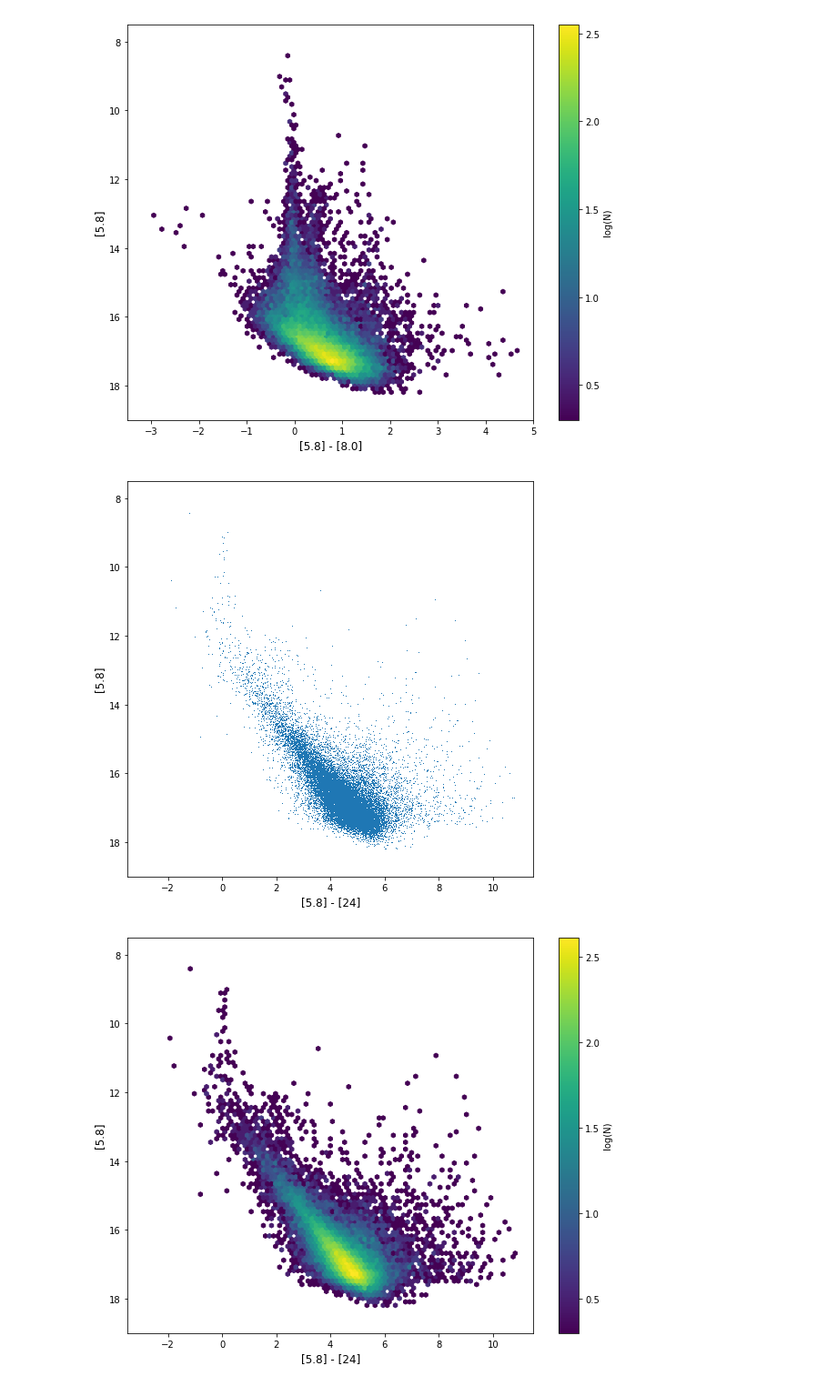
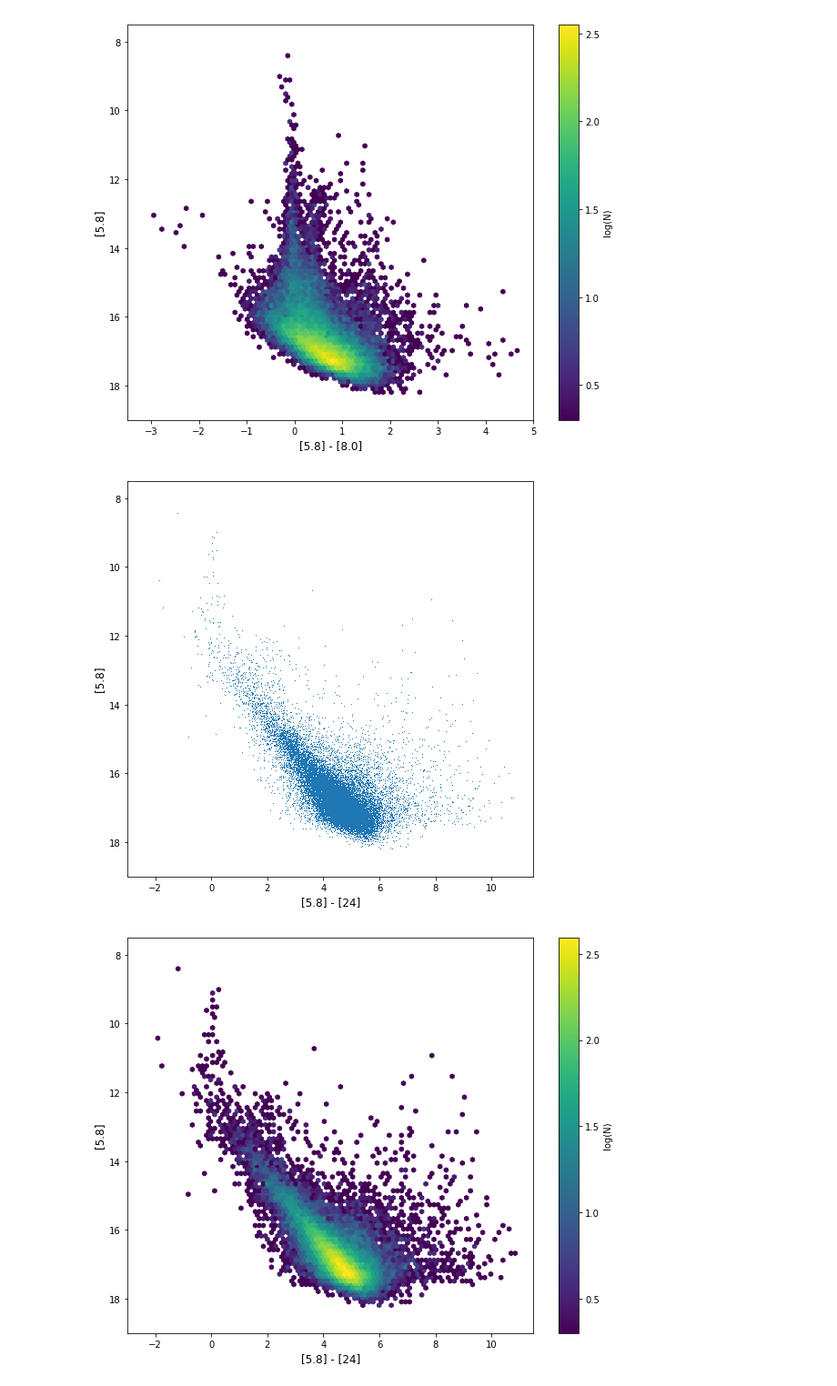
Before and after one commit to alechirschauer/SASP, a Jupyter notebook: CMD_10May2018.ipynb, the cells around one changed output. Shown at 91% size. Saved outputs shown, nothing was run; the diff lists cells and outputs as text; code cells hidden in the pictures.

```diff
--- a/CMD_10May2018.ipynb
+++ b/CMD_10May2018.ipynb
@@ -250,24 +250,24 @@ cb = plt.colorbar(im1, label='log(N)')
 # %%
 # [5.8] vs. [5.8]-[24]
 #
 plt.figure(figsize=(8,8))
 plt.plot(filter_phot_data.fiveeightMINUStwentyfour,filter_phot_data.k58mag,',')
-plt.xlim(-3.5, 11.5)
+plt.xlim(-3.0, 11.5)
 plt.ylim(19.0, 7.5)
 plt.xlabel('[5.8] - [24]', size=12)
 plt.ylabel('[5.8]', size=12)
 #
 fig, ax1 = plt.subplots(1, 1, figsize=(10, 8))
-plt.xlim(-3.5, 11.5)
+plt.xlim(-3.0, 11.5)
 plt.ylim(19.0, 7.5)
 im1 = ax1.hexbin(filter_phot_data.fiveeightMINUStwentyfour, filter_phot_data.k58mag, bins='log', cmap=plt.cm.viridis,
-               mincnt=1, extent=(-3.5, 11.5, 19.0, 7.5))
+               mincnt=1, extent=(-3.0, 11.5, 19.0, 7.5))
 ax1.set_xlabel('[5.8] - [24]', size=12)
 ax1.set_ylabel('[5.8]', size=12)
 cb = plt.colorbar(im1, label='log(N)')
 # %% [output]
-[figure, old version]
+[figure, new version]
-[figure, old version]
+[figure, new version]
 # %%
 # [8.0] vs. [4.5]-[8.0]
 #
```
